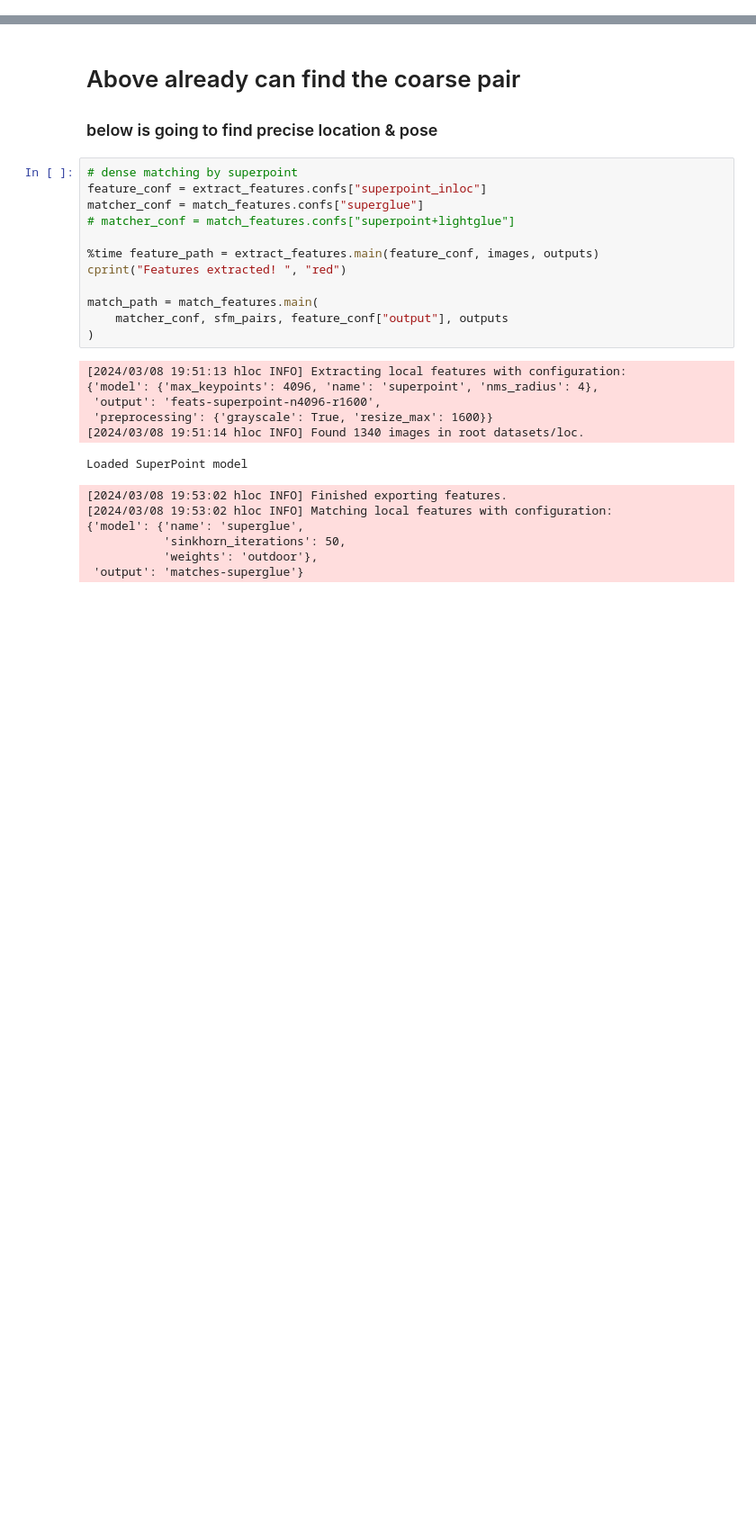
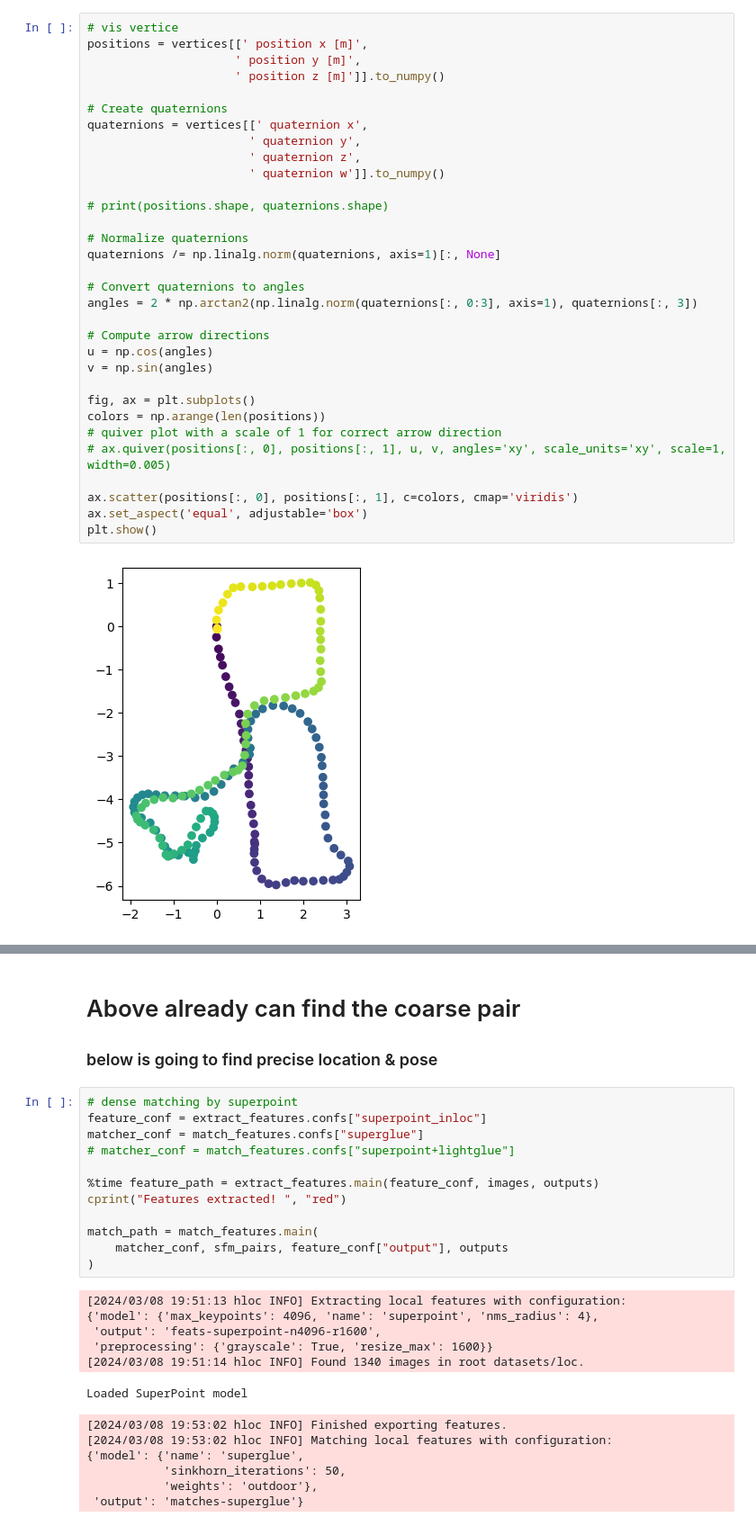
Before and after one commit to shu-chiao/HLOC_dev, a Jupyter notebook: pipeline_InLoc_indoor.ipynb, the cells around one changed output, grey strips where cells are left out. Shown at 90% size. Drawn from its saved outputs; the diff is of its cells as text; blank space fills up the shorter version.

```diff
--- a/pipeline_InLoc_indoor.ipynb
+++ b/pipeline_InLoc_indoor.ipynb
@@ -37 +170,35 @@ torch.cuda.empty_cache()
+# %%
+# vis vertice
+positions = vertices[[' position x [m]',
+                     ' position y [m]',
+                     ' position z [m]']].to_numpy()
+
+# Create quaternions
+quaternions = vertices[[' quaternion x',
+                       ' quaternion y',
+                       ' quaternion z',
+                       ' quaternion w']].to_numpy()
+
+# print(positions.shape, quaternions.shape)
+
+# Normalize quaternions
+quaternions /= np.linalg.norm(quaternions, axis=1)[:, None]
+
+# Convert quaternions to angles
+angles = 2 * np.arctan2(np.linalg.norm(quaternions[:, 0:3], axis=1), quaternions[:, 3])
+
+# Compute arrow directions
+u = np.cos(angles)
+v = np.sin(angles)
+
+fig, ax = plt.subplots()
+colors = np.arange(len(positions))
+# quiver plot with a scale of 1 for correct arrow direction
+# ax.quiver(positions[:, 0], positions[:, 1], u, v, angles='xy', scale_units='xy', scale=1, width=0.005)
+
+ax.scatter(positions[:, 0], positions[:, 1], c=colors, cmap='viridis')
+ax.set_aspect('equal', adjustable='box')
+plt.show()
+# %% [output]
+[figure, added]
 # %%
```
Also changed, not shown: parts of 13 cells of this notebook, 5 other files.
